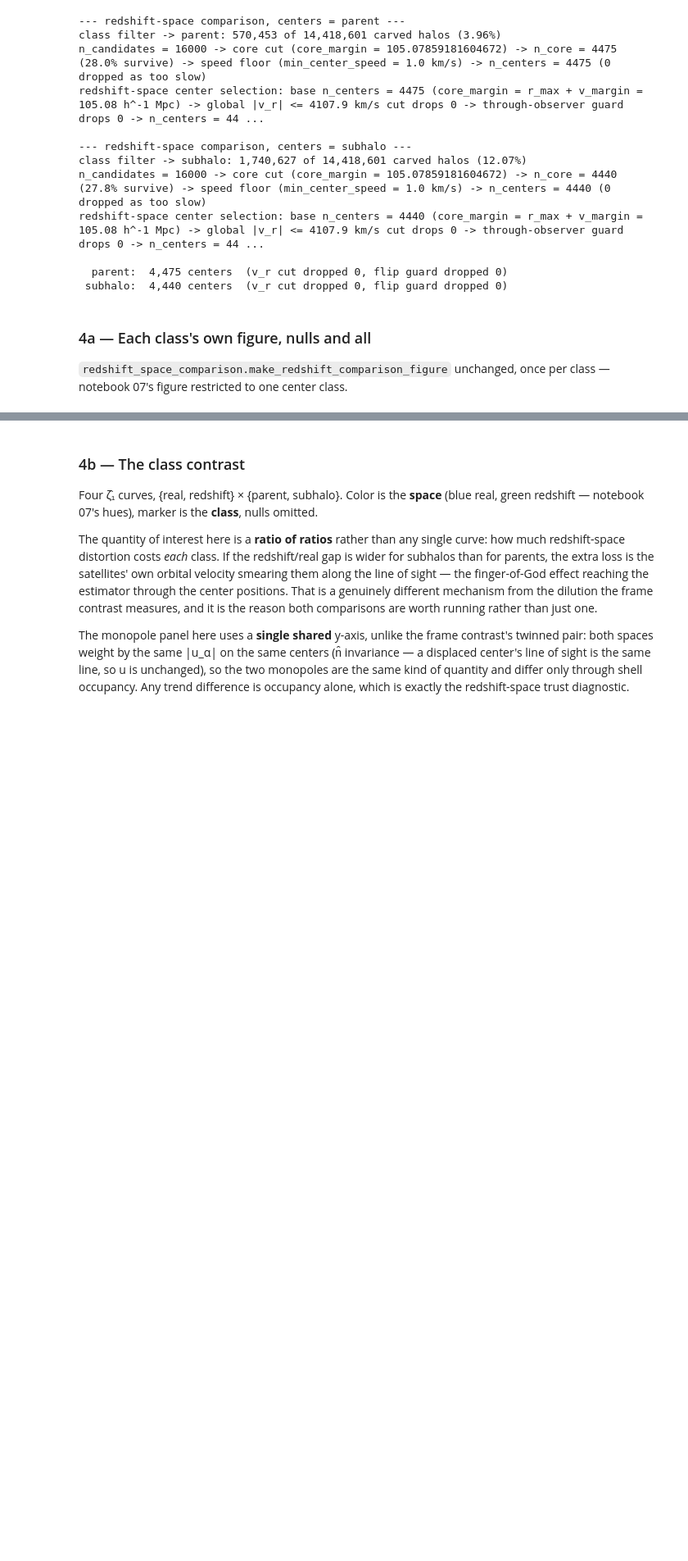
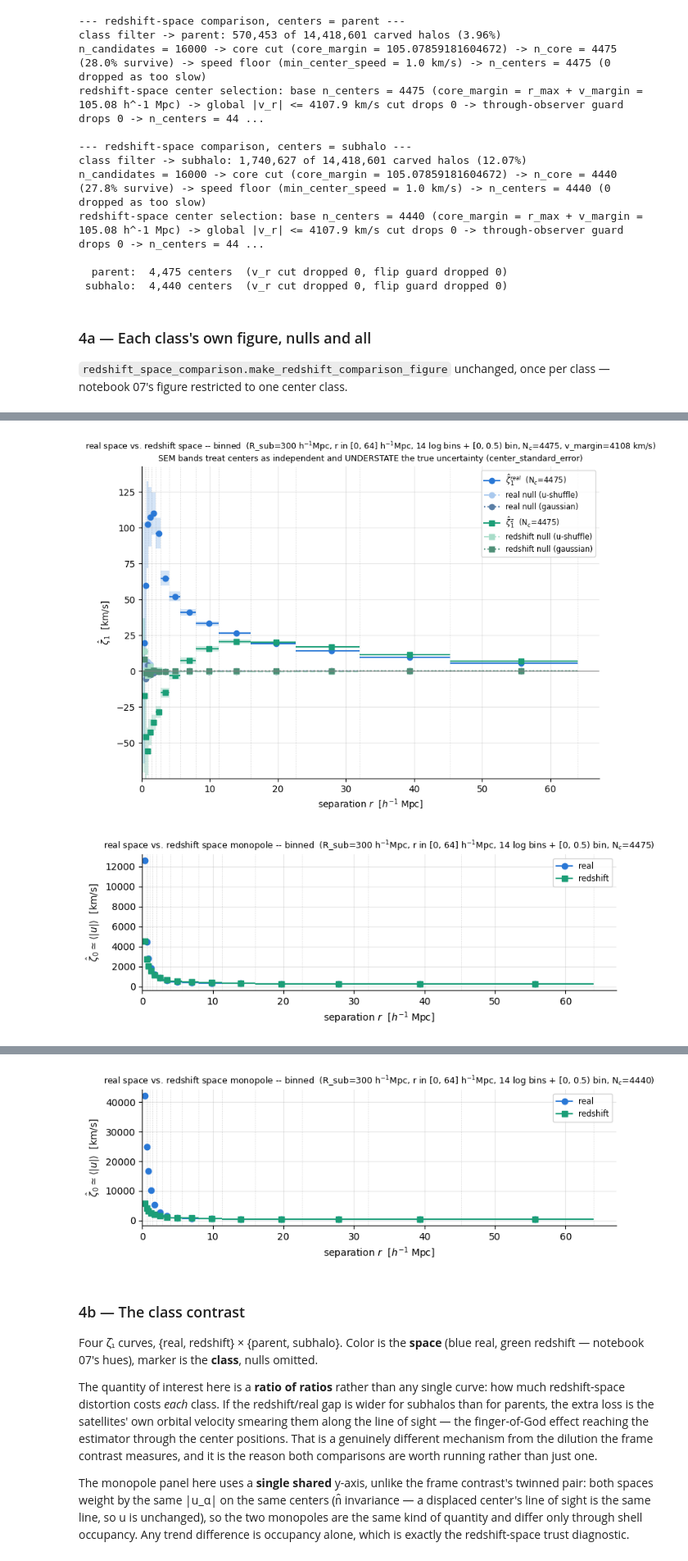
Before and after one commit to ofeke2000/Cross-correlating-Tempel-SDSS-groups-with-Cosmicflows-4-peculiar-velocities, a Jupyter notebook: notebooks/08_halo_class_comparison.ipynb, the cells around one changed output, grey strips where cells are left out. Shown at 82% size. Drawn from its saved outputs; the diff is of its cells as text; code cells hidden in the pictures; blank space fills up the shorter version.

```diff
--- a/notebooks/08_halo_class_comparison.ipynb
+++ b/notebooks/08_halo_class_comparison.ipynb
@@ -427,0 +458,8 @@ redshift_figs = {
+# %%
+redshift_figs_binned = {
+    center_class: make_redshift_comparison_figure(cfg, run.results, run.comparison, binned=True)
+    for center_class, run in redshift_runs.items()
+}
+# %% [output]
+[figure, added]
+[figure, added]
@@ -428,3 +467,4 @@ redshift_figs = {
+[figure, added]
 # %% [markdown]
 ### 4b — The class contrast
 
```
Also changed, not shown: parts of 11 cells of this notebook, 24 other files.
